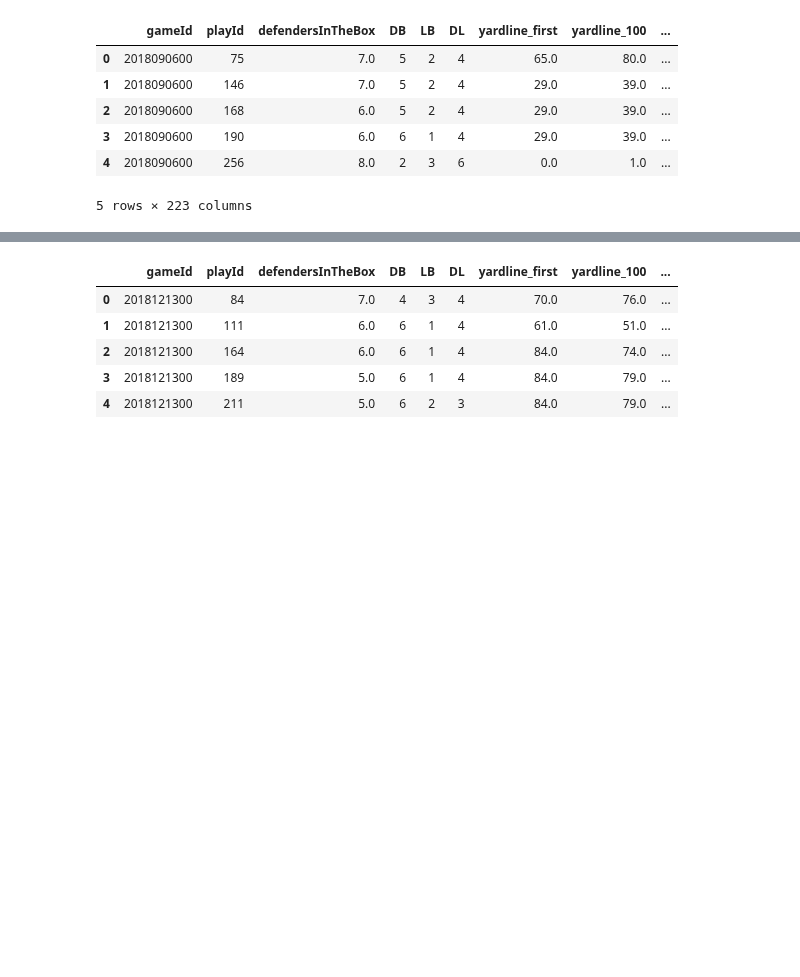
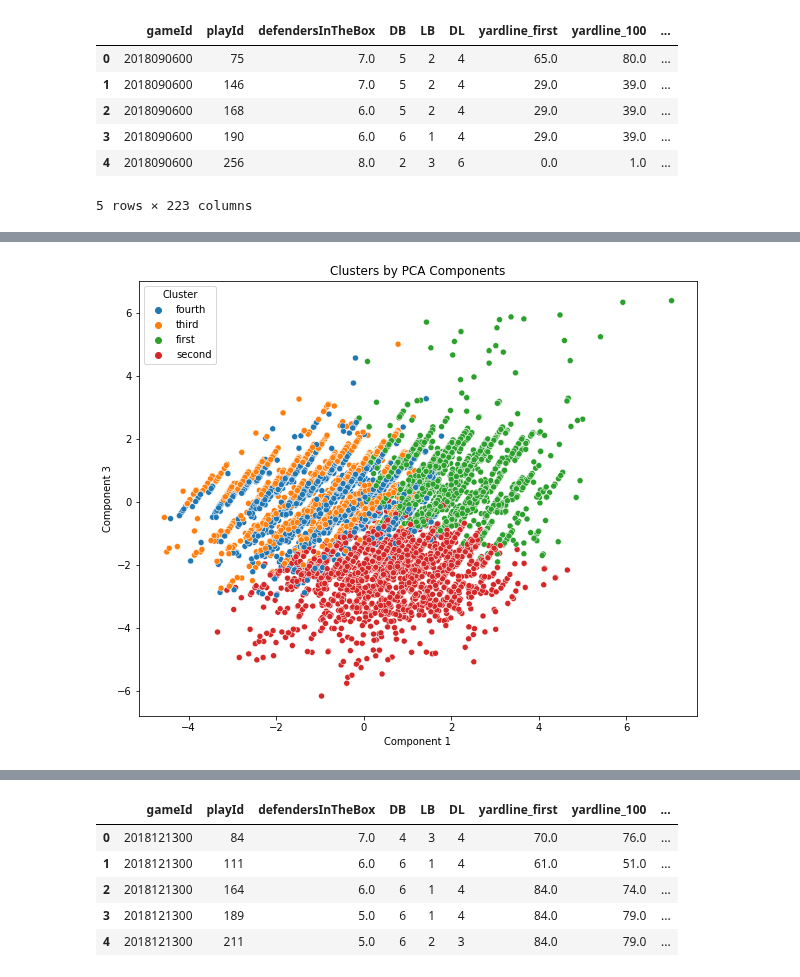
Before and after one commit to andrewbakert/NFL_Pass_Pred, a Jupyter notebook: demo.ipynb, the cells around one changed output, grey strips where cells are left out. Saved outputs shown, nothing was run; the diff lists cells and outputs as text; code cells hidden in the pictures; blank space fills up the shorter version.

```diff
--- a/demo.ipynb
+++ b/demo.ipynb
@@ -99,3 +100,7 @@ d.head()
+# %%
+kmeans_visual(df_seg, 'Component 1', 'Component 3')
+# %% [output]
+[figure, added]
 # %%
 output_df = def_cleaning.generate_full_df(15, 17, fp='def_clean_output_test.csv')
 # %% [output]
```
Also changed, not shown: parts of 4 cells of this notebook, 3 other files.
